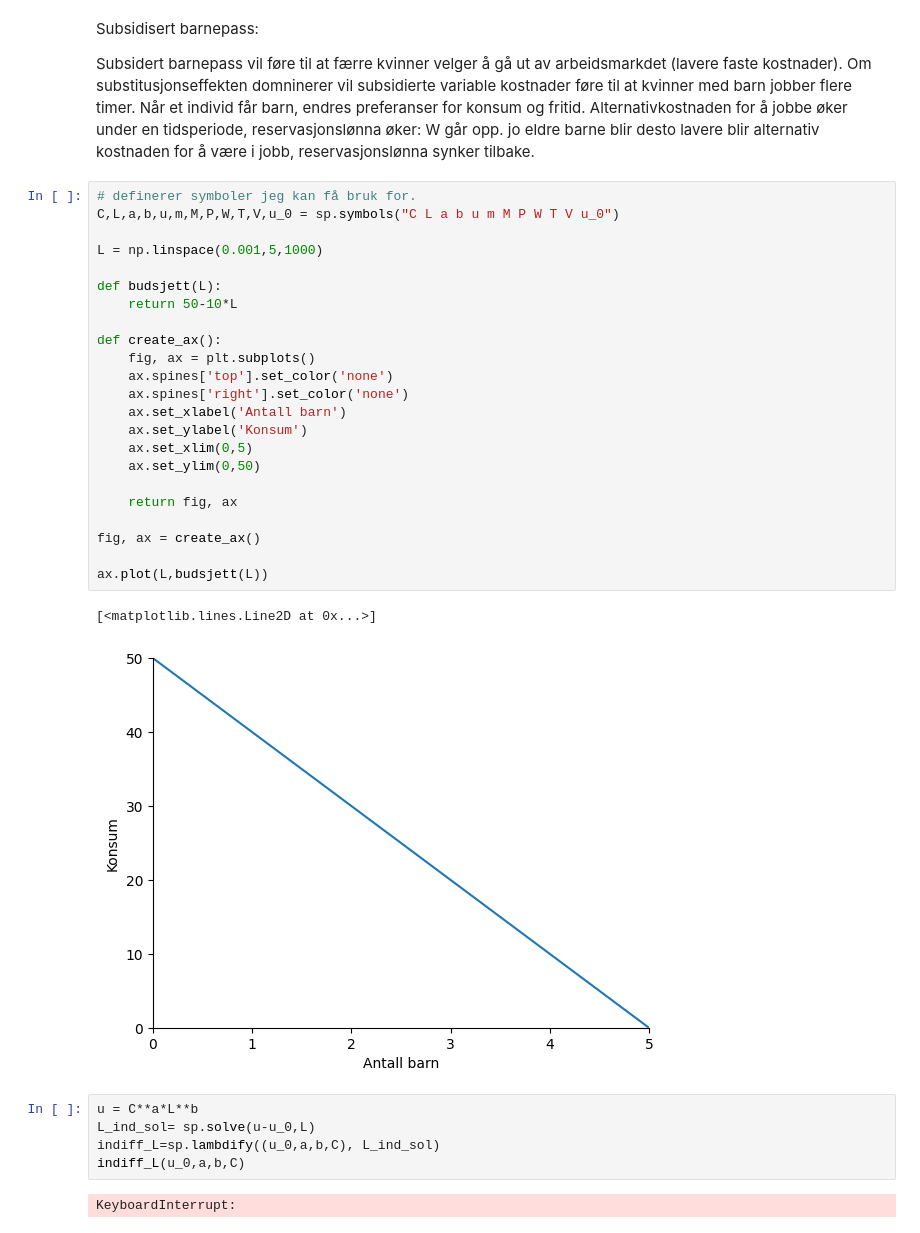
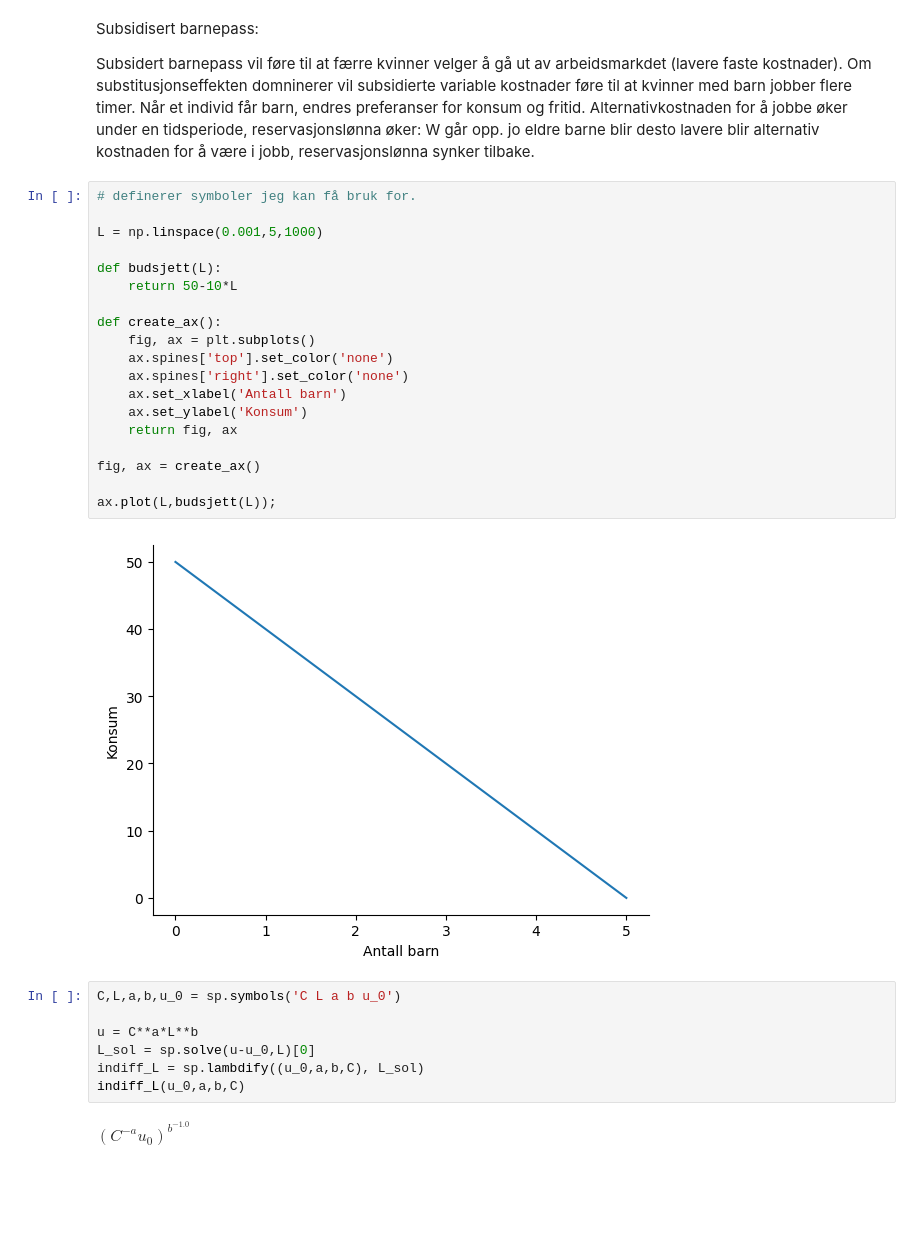
Before and after one commit to loopdiggaz/SOK2008, a Jupyter notebook: Oppgave_seminar2.ipynb, the cells around one changed output. Cells and saved outputs as stored; diff of their text form; blank space fills up the shorter version.

```diff
--- a/Oppgave_seminar2.ipynb
+++ b/Oppgave_seminar2.ipynb
@@ -13,34 +13,31 @@ Alternativkostnaden for å jobbe øker under en tidsperiode, reservasjonslønna
 jo eldre barne blir desto lavere blir alternativ kostnaden for å være i jobb, reservasjonslønna synker tilbake.
 # %%
 # definerer symboler jeg kan få bruk for.
-C,L,a,b,u,m,M,P,W,T,V,u_0 = sp.symbols("C L a b u m M P W T V u_0")
 
 L = np.linspace(0.001,5,1000)
 
 def budsjett(L):
     return 50-10*L
 
 def create_ax():
     fig, ax = plt.subplots()
     ax.spines['top'].set_color('none')
     ax.spines['right'].set_color('none')
     ax.set_xlabel('Antall barn')
     ax.set_ylabel('Konsum')
-    ax.set_xlim(0,5)
-    ax.set_ylim(0,50)
-
     return fig, ax
 
 fig, ax = create_ax()
 
-ax.plot(L,budsjett(L))
+ax.plot(L,budsjett(L));
 # %% [output]
-[<matplotlib.lines.Line2D at 0x...>]
-[figure, old version]
+[figure, new version]
 # %%
+C,L,a,b,u_0 = sp.symbols('C L a b u_0')
+
 u = C**a*L**b
-L_ind_sol= sp.solve(u-u_0,L)
-indiff_L=sp.lambdify((u_0,a,b,C), L_ind_sol)
+L_sol = sp.solve(u-u_0,L)[0]
+indiff_L = sp.lambdify((u_0,a,b,C), L_sol)
 indiff_L(u_0,a,b,C)
 # %% [output]
-KeyboardInterrupt:
+$\displaystyle \left(C^{- a} u_{0}\right)^{b^{-1.0}}$
```
Also changed, not shown: parts of 2 cells of this notebook, 1 other file.
